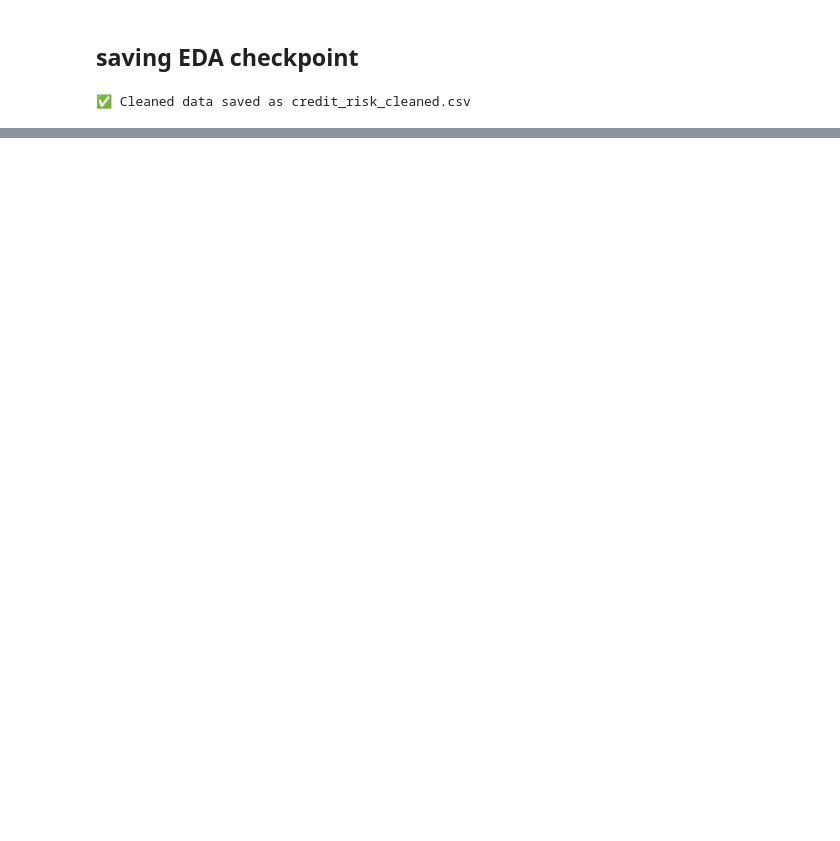
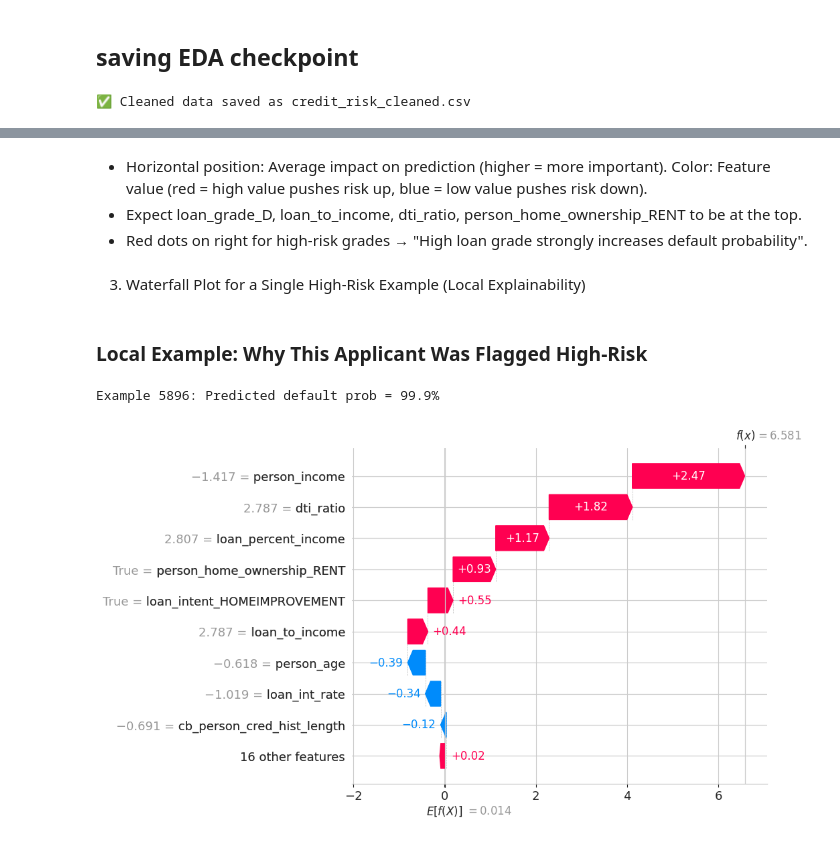
Before and after one commit to GurionRamapoguSajeevan/credit-risk-modeling-ML-pipeline, a Jupyter notebook: Credit_risk_main_code.ipynb, the cells around one changed output, grey strips where cells are left out. Drawn from its saved outputs; the diff is of its cells as text; code cells hidden in the pictures; blank space fills up the shorter version.

```diff
--- a/Credit_risk_main_code.ipynb
+++ b/Credit_risk_main_code.ipynb
@@ -328,0 +404,17 @@ print("✅ Cleaned data saved as credit_risk_cleaned.csv")
+# %%
+# Split (80/20, stratified for imbalance)
+X_train, X_test, y_train, y_test = train_test_split(
+    X, y, test_size=0.2, random_state=42, stratify=y
+)
+
+# Scale numerics (for Logistic)
+scaler = StandardScaler()
+num_cols = X.select_dtypes(include=['int64', 'float64']).columns
+X_train[num_cols] = scaler.fit_transform(X_train[num_cols])
+X_test[num_cols] = scaler.transform(X_test[num_cols])
+
+# Handle imbalance (SMOTE for oversampling)
+smote = SMOTE(random_state=42)
+X_train_res, y_train_res = smote.fit_resample(X_train, y_train)
+
+print("After SMOTE:", X_train_res.shape, y_train_res.value_counts(normalize=True))
@@ -328,0 +592,26 @@ print("✅ Cleaned data saved as credit_risk_cleaned.csv")
+# %% [markdown]
+- Horizontal position: Average impact on prediction (higher = more important).
+Color: Feature value (red = high value pushes risk up, blue = low value pushes risk down).
+- Expect loan_grade_D, loan_to_income, dti_ratio, person_home_ownership_RENT to be at the top.
+- Red dots on right for high-risk grades → "High loan grade strongly increases default probability".
+# %% [markdown]
+3. Waterfall Plot for a Single High-Risk Example (Local Explainability)
+# %% [markdown]
+### Local Example: Why This Applicant Was Flagged High-Risk
+# %%
+# Find a high-risk prediction (e.g., top 10% riskiest in test set)
+y_prob = xgb.predict_proba(X_test)[:, 1]
+high_risk_idx = np.argsort(y_prob)[-5]  # 5th highest risk example (change index as needed)
+
+print(f"Example {high_risk_idx}: Predicted default prob = {y_prob[high_risk_idx]:.1%}")
+
+# Waterfall plot for that instance
+shap.plots.waterfall(shap.Explanation(
+    values=shap_values[high_risk_idx],
+    base_values=explainer.expected_value,
+    data=X_test.iloc[high_risk_idx],
+    feature_names=X_test.columns.tolist()
+))
+# %% [output]
+Example 5896: Predicted default prob = 99.9%
+[figure, added]
```
Also changed, not shown: parts of 26 cells of this notebook.
